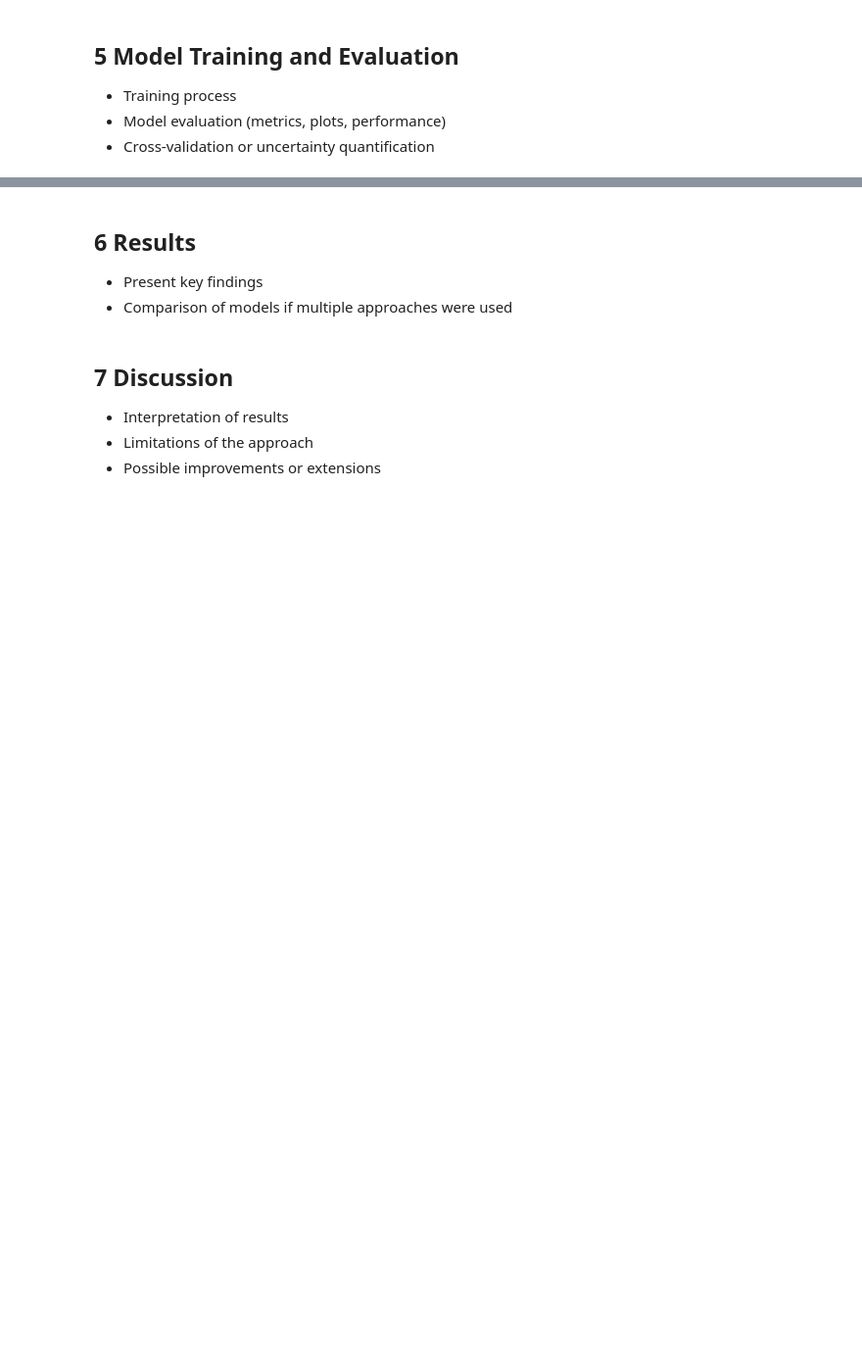
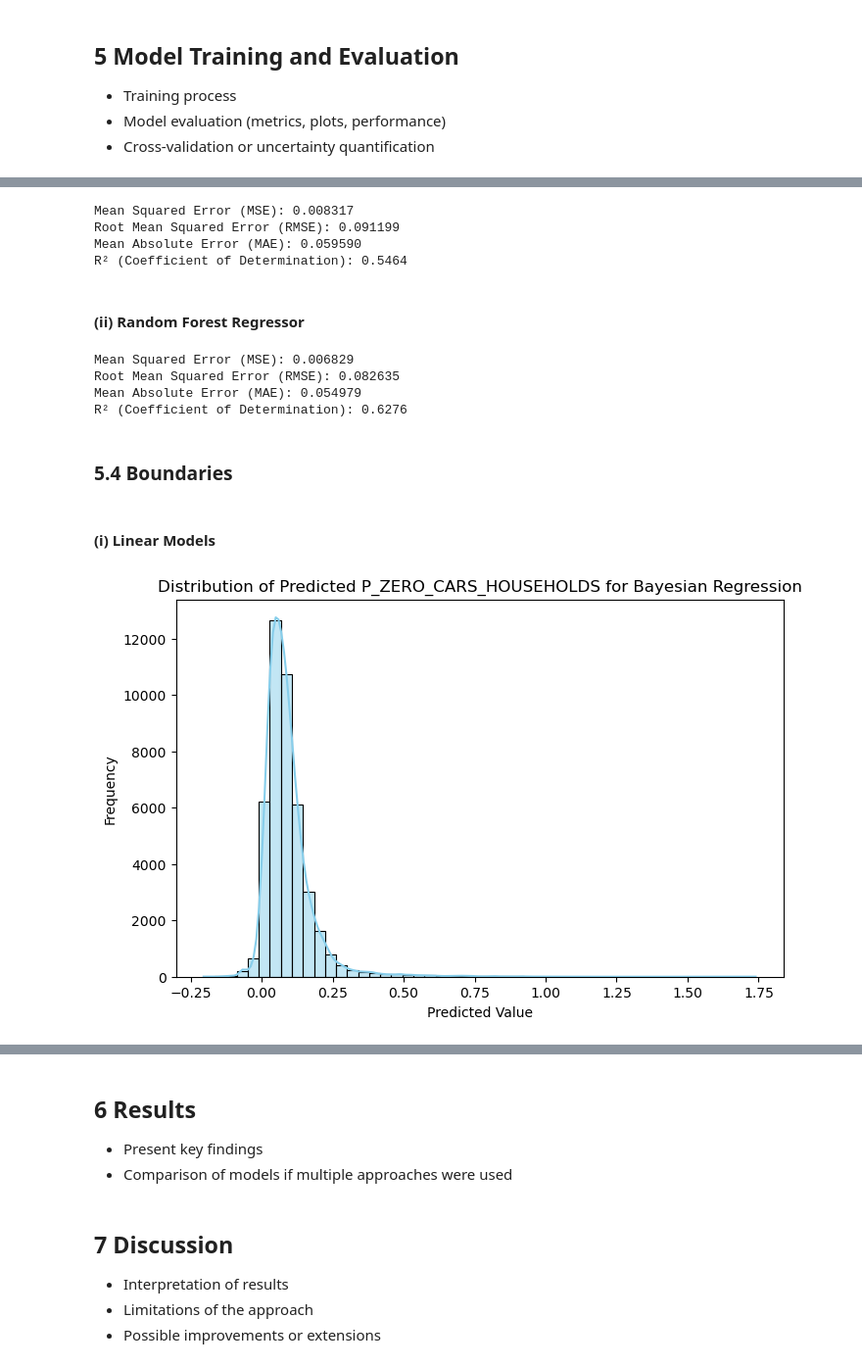
Before and after one commit to metropolisjenensis/Probabilistic-Machine-Learning_lecture-PROJECTS, a Jupyter notebook: projects/15-2BLXXXX_epa_census/notebooks/CarOwnership.ipynb, the cells around one changed output, grey strips where cells are left out. Shown at 98% size. Cells and saved outputs as stored; diff of their text form; code cells hidden in the pictures; blank space fills up the shorter version.

```diff
--- a/projects/15-2BLXXXX_epa_census/notebooks/CarOwnership.ipynb
+++ b/projects/15-2BLXXXX_epa_census/notebooks/CarOwnership.ipynb
@@ -328,0 +598,7 @@ There are definitely some pairs of variables displaying significant correlation.
+# %%
+model = BayesianRidge()
+Bayesian_model = model.fit(X_train_scaled, y_train)
+
+y_pred = Bayesian_model.predict(X_test_scaled)
+
+metrics(y_test, y_pred)
@@ -328,0 +666,49 @@ There are definitely some pairs of variables displaying significant correlation.
+# %%
+knn = KNeighborsRegressor(n_neighbors=5)
+knn_model = knn.fit(X_train_scaled, y_train)
+
+y_pred = knn_model.predict(X_test_scaled)
+
+metrics(y_test, y_pred)
+# %% [output]
+Mean Squared Error (MSE): 0.008317
+Root Mean Squared Error (RMSE): 0.091199
+Mean Absolute Error (MAE): 0.059590
+R² (Coefficient of Determination): 0.5464
+# %% [markdown]
+#### (ii) Random Forest Regressor
+# %%
+model = RandomForestRegressor(
+    n_estimators=100,
+    max_depth=None,
+    min_samples_split = 10,
+    min_samples_leaf = 4,
+    random_state=43,
+    n_jobs=-1
+)
+RF_model = model.fit(X_train_scaled, y_train)
+
+y_pred = RF_model.predict(X_test_scaled)
+
+metrics(y_test, y_pred)
+# %% [output]
+Mean Squared Error (MSE): 0.006829
+Root Mean Squared Error (RMSE): 0.082635
+Mean Absolute Error (MAE): 0.054979
+R² (Coefficient of Determination): 0.6276
+# %% [markdown]
+### 5.4 Boundaries
+# %% [markdown]
+#### (i) Linear Models
+# %%
+y_pred = Bayesian_model.predict(X_test_scaled)
+
+# Plot distribution
+plt.figure(figsize=(8, 5))
+sns.histplot(y_pred, bins=50, kde=True, color='skyblue')
+plt.title("Distribution of Predicted P_ZERO_CARS_HOUSEHOLDS for Bayesian Regression")
+plt.xlabel("Predicted Value")
+plt.ylabel("Frequency")
+plt.show()
+# %% [output]
+[figure, added]
```
Also changed, not shown: parts of 91 cells of this notebook, 1 other file.
